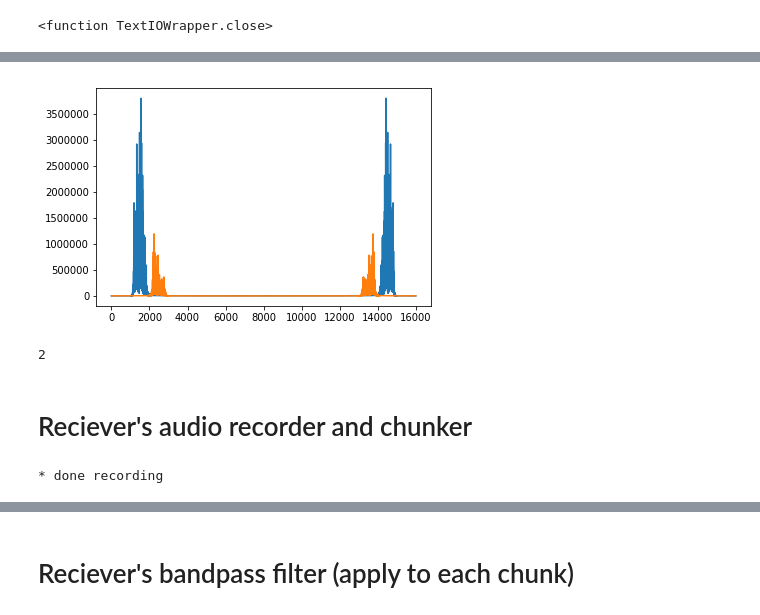
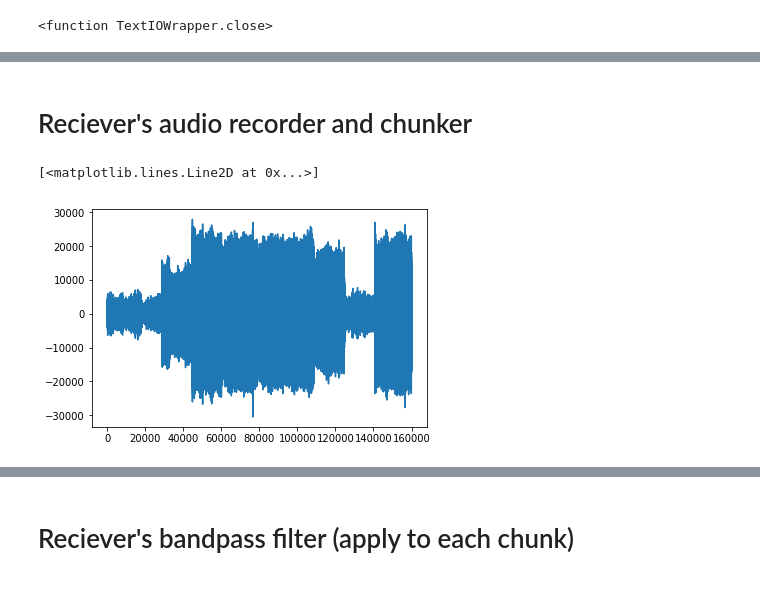
Before and after one commit to lucieperrotta/PDC, a Jupyter notebook: waveformFormer.ipynb, the cells around one changed output, grey strips where cells are left out. Cells and saved outputs as stored; diff of their text form; code cells hidden in the pictures.

```diff
--- a/waveformFormer.ipynb
+++ b/waveformFormer.ipynb
@@ -144,51 +160,19 @@ p.terminate()
-# %%
-# Check presence of silence between 1kHz and 2kHz
-noise12 = butter_bandpass_filter(noise, 1200, 1800, Fs, order=10)
-amplitude12 = np.mean(abs(noise12))
-
-# Check presence of silence between 2kHz and 3kHz
-noise23 = butter_bandpass_filter(noise, 2200, 2800, Fs, order=10)
-amplitude23 = np.mean(abs(noise23))
-
-# Plot
-plt.plot(abs(np.fft.fft(noise12, Fs)))
-plt.plot(abs(np.fft.fft(noise23, Fs)))
-plt.show()
-# %% [output]
-[figure, removed]
-# %%
-NOISE_RANGE=0
-if (abs(amplitude12) < abs(amplitude23)):
-    NOISE_RANGE=1
-else:
-    NOISE_RANGE=2
-
-if(NOISE_RANGE==2):
-    freq_shift=1000
-
-NOISE_RANGE # =1 if channel is free between 1kHz and 2kHz, =2 if 2kHz to 3kHz
-# %% [output]
-2
 # %% [markdown]
 # Reciever's audio recorder and chunker
 # %%
-# Record initial noise !!
+# Record full stream at once.
 
-CHUNKSIZE = T*Fs # length of 1 symbol
+CHUNKSIZE = 10*T*Fs # length of 10 symbols
 
 # initialize portaudio
 p = pyaudio.PyAudio()
 stream = p.open(format=pyaudio.paInt16, channels=1, rate=Fs, input=True, frames_per_buffer=CHUNKSIZE)
 
-raw_symbols = []
-
-for i in range(0, len(my_message_waves)): # warning, will run for very long !!!!!
-    data = stream.read(CHUNKSIZE)
-    numpydata = np.fromstring(data, dtype=np.int16)
-    raw_symbols.append(numpydata)
+data = stream.read(CHUNKSIZE)
+full_transmission = np.fromstring(data, dtype=np.int16)
 
 stream.stop_stream()
 stream.close()
 p.terminate()
+
+filtered_transmission = butter_bandpass_filter(full_transmission, 1000+freq_shift, 2000+freq_shift, Fs, order=12)
-# %% [output]
-* done recording
@@ -196,0 +179,5 @@ raw_symbols[0]
+# %%
+plt.plot(filtered_transmission)
+# %% [output]
+[<matplotlib.lines.Line2D at 0x...>]
+[figure, added]
```
Also changed, not shown: parts of 15 cells of this notebook.
